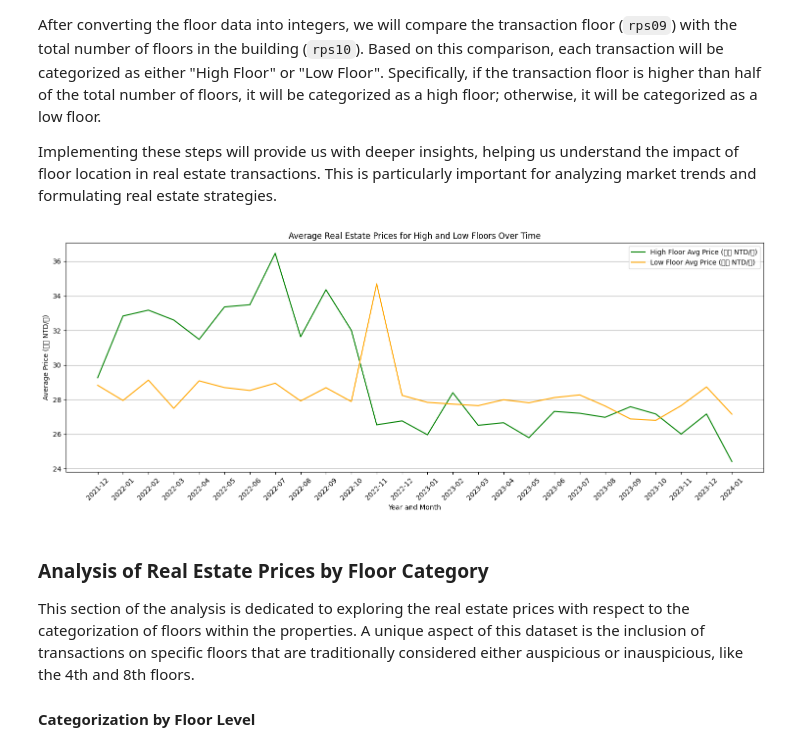
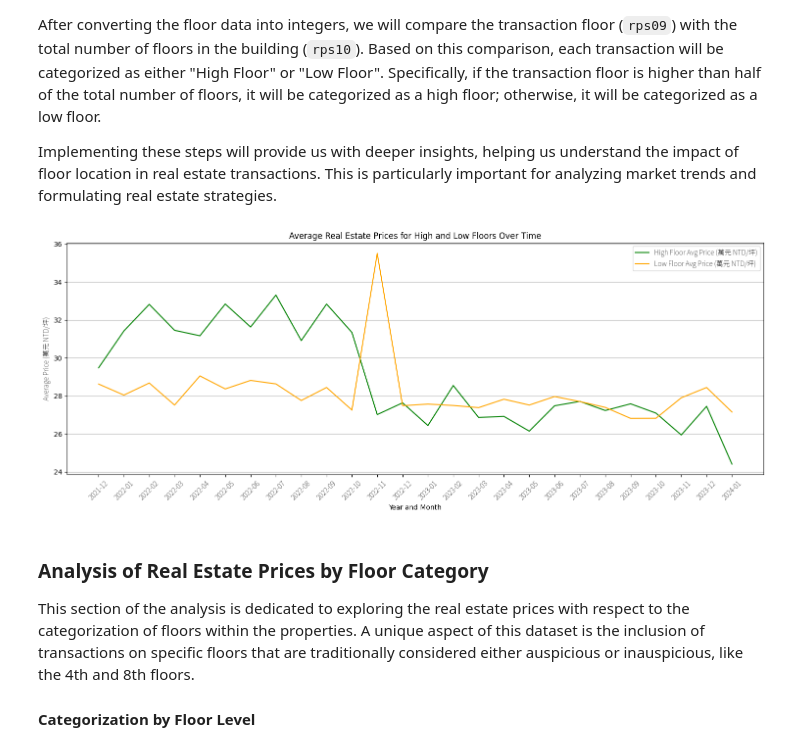
Before and after one commit to PenHsuanWang/real-estate-analysis, a Jupyter notebook: notebook/real_estate_analysis.ipynb, the cells around one changed output. Saved outputs shown, nothing was run; the diff lists cells and outputs as text; code cells hidden in the pictures.

```diff
--- a/notebook/real_estate_analysis.ipynb
+++ b/notebook/real_estate_analysis.ipynb
@@ -7,9 +7,14 @@ This notebook analyzes a dataset of real estate transactions. The dataset includ
 4. Creating histograms to visualize the volume of transactions over time and the distribution of building ages.
 # %%
 import pandas as pd
+import numpy as np
 import matplotlib.pyplot as plt
 import matplotlib.ticker as ticker
 import seaborn as sns
+
+from matplotlib.font_manager import FontProperties
+font_path = "/Users/pwang/Library/Fonts/NotoSansTC[wght].ttf"
+fp = FontProperties(fname=font_path, weight='bold')
 # %% [markdown]
 ## Load and Filter the Dataset
 The dataset is first loaded, and then filtered to include only transactions of type '房地(土地+建物)' and '房地(土地+建物)+車位'.
@@ -276,15 +283,22 @@ First, we extract the floor information from the `rps09` column. This informatio
 
 # Function to convert Chinese floor numbers to integers
 def chinese_number_to_int(chinese_number):
-    chinese_numerals = {'一': 1, '二': 2, '三': 3, '四': 4, '五': 5, '六': 6, '七': 7, '八': 8, '九': 9, '十': 10}
-    if chinese_number in chinese_numerals:
-        return chinese_numerals[chinese_number]
-    elif chinese_number.startswith('十'):
-        return 10 + chinese_numerals.get(chinese_number[1], 0)
-    elif chinese_number.endswith('十'):
-        return chinese_numerals[chinese_number[0]] * 10
+    chinese_numerals = {'零': 0, '一': 1, '二': 2, '兩':2, '三': 3, '四': 4, '五': 5, '六': 6, '七': 7, '八': 8, '九': 9}
+    if chinese_number == '十':
+        return 10
+    if '十' in chinese_number:
+        parts = chinese_number.split('十')
+        if parts[0] == '':
+            tens = 1
+        else:
+            tens = chinese_numerals[parts[0]]
+        if len(parts) == 1 or parts[1] == '':
+            units = 0
+        else:
+            units = chinese_numerals[parts[1]]
+        return tens * 10 + units
     else:
-        return chinese_numerals[chinese_number[0]] * 10 + chinese_numerals[chinese_number[1]]
+        return chinese_numerals.get(chinese_number, None)
 
 
 # Adjusting the function to handle special cases like '地下' and '全'
@@ -327,30 +341,32 @@ After converting the floor data into integers, we will compare the transaction f
 
 Implementing these steps will provide us with deeper insights, helping us understand the impact of floor location in real estate transactions. This is particularly important for analyzing market trends and formulating real estate strategies.
 # %%
+
 
 # Calculating the average price for high floor and low floor
 avg_price_high_floor = filtered_data[filtered_data['floor_category'] == 'High Floor'].groupby('year_month')['price_per_ping_10k'].mean()
 avg_price_low_floor = filtered_data[filtered_data['floor_category'] == 'Low Floor'].groupby('year_month')['price_per_ping_10k'].mean()
 
 # Plotting
 fig, ax = plt.subplots(figsize=(15, 6))
 
 # Plotting high floor average prices
 ax.plot(avg_price_high_floor.index.astype(str), avg_price_high_floor, color='green', label='High Floor Avg Price (萬元 NTD/坪)')
 
 # Plotting low floor average prices
 ax.plot(avg_price_low_floor.index.astype(str), avg_price_low_floor, color='orange', label='Low Floor Avg Price (萬元 NTD/坪)')
 
 ax.set_title('Average Real Estate Prices for High and Low Floors Over Time')
 ax.set_xlabel('Year and Month')
-ax.set_ylabel('Average Price (萬元 NTD/坪)')
+ax.set_ylabel('Average Price (萬元 NTD/坪)', fontproperties=fp)
 ax.legend()
 ax.grid(axis='y')
-plt.xticks(rotation=45)
+ax.legend(prop=fp)
+plt.xticks(rotation=45, fontproperties=fp)
 plt.tight_layout()
 plt.show()
 # %% [output]
-[figure, old version]
+[figure, new version]
 # %% [markdown]
 ### Analysis of Real Estate Prices by Floor Category
 
```
Also changed, not shown: parts of 10 cells of this notebook.
